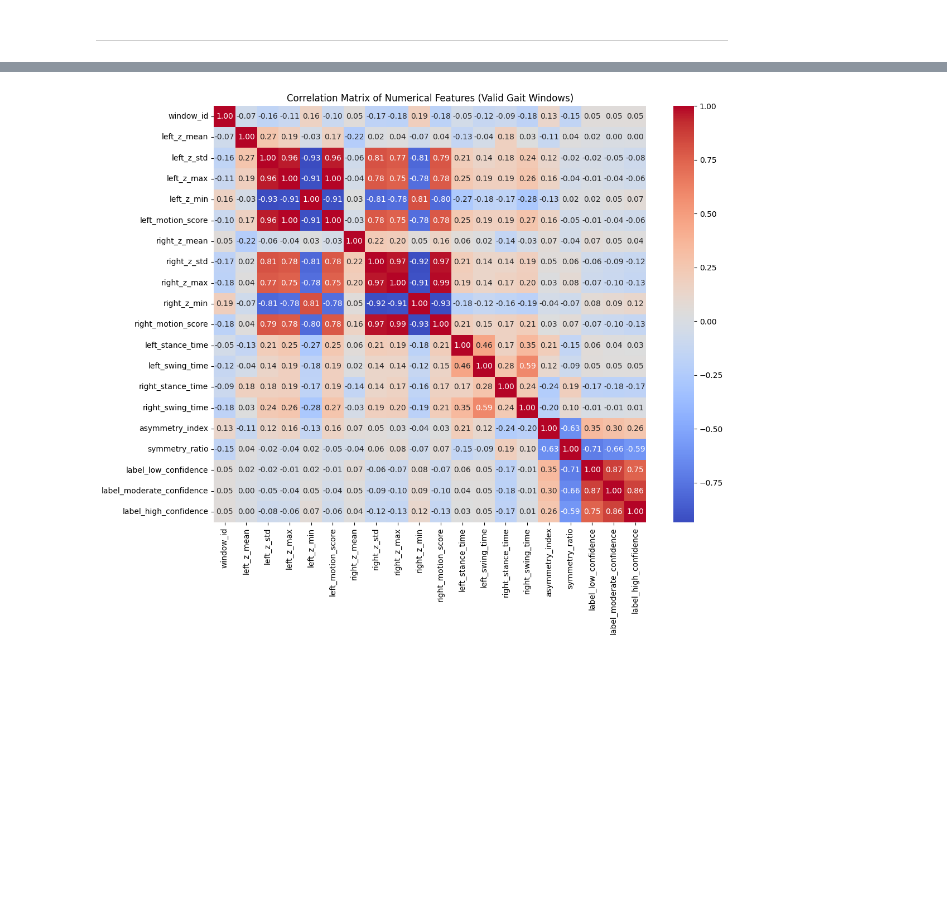
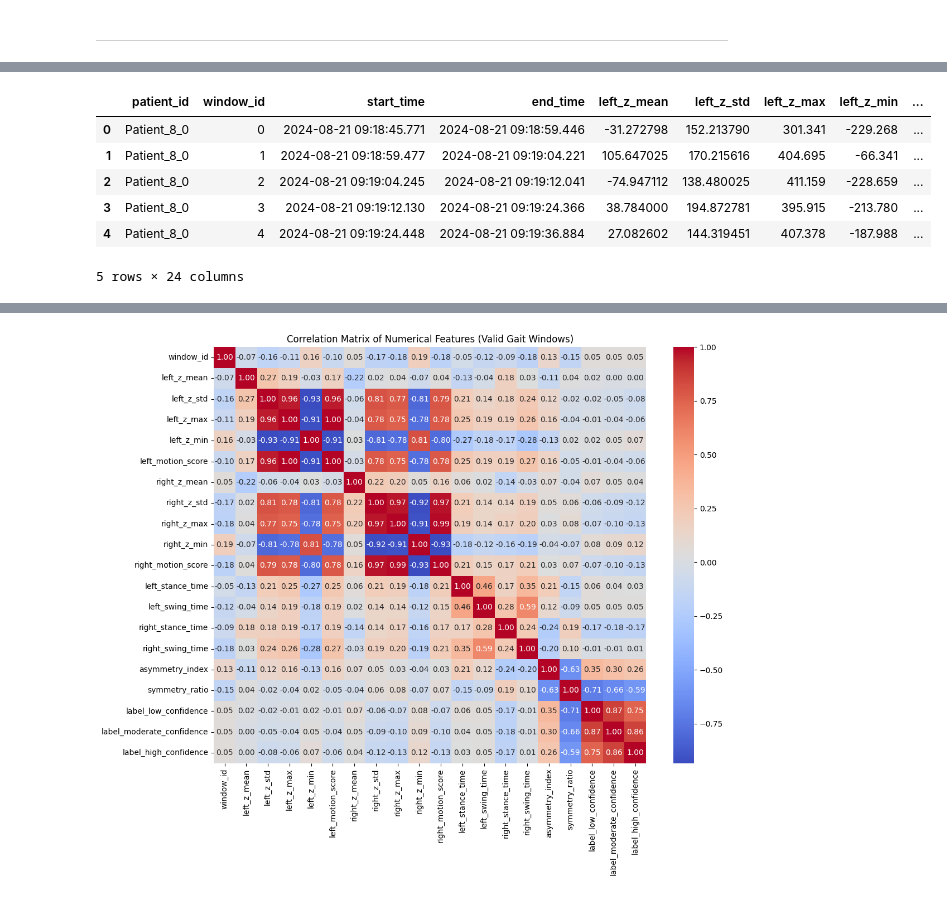
Before and after one commit to StamatisOrfanos/GaitRehab, a Jupyter notebook: gait_detection.ipynb, the cells around one changed output, grey strips where cells are left out. Drawn from its saved outputs; the diff is of its cells as text; code cells hidden in the pictures; blank space fills up the shorter version.

```diff
--- a/gait_detection.ipynb
+++ b/gait_detection.ipynb
@@ -156,3 +208,15 @@ Deleted detection.csv in Data/Stroke/Patient_4
+# %%
+# Load the final dataset
+data = pd.read_csv('Data/final/detection.csv')
+data.head()
+# %% [output]
+|  | patient_id | window_id | start_time | end_time | left_z_mean | left_z_std | left_z_max | left_z_min | ... |
+| 0 | Patient_8_0 | 0 | 2024-08-21 09:18:45.771 | 2024-08-21 09:18:59.446 | -31.272798 | 152.213790 | 301.341 | -229.268 | ... |
+| 1 | Patient_8_0 | 1 | 2024-08-21 09:18:59.477 | 2024-08-21 09:19:04.221 | 105.647025 | 170.215616 | 404.695 | -66.341 | ... |
+| 2 | Patient_8_0 | 2 | 2024-08-21 09:19:04.245 | 2024-08-21 09:19:12.041 | -74.947112 | 138.480025 | 411.159 | -228.659 | ... |
+| 3 | Patient_8_0 | 3 | 2024-08-21 09:19:12.130 | 2024-08-21 09:19:24.366 | 38.784000 | 194.872781 | 395.915 | -213.780 | ... |
+| 4 | Patient_8_0 | 4 | 2024-08-21 09:19:24.448 | 2024-08-21 09:19:36.884 | 27.082602 | 144.319451 | 407.378 | -187.988 | ... |
+5 rows × 24 columns
 # %%
 # Load dataset and get the labels
 data = pd.read_csv('Data/final/detection.csv')
```
Also changed, not shown: parts of 24 cells of this notebook, 2 other files.
